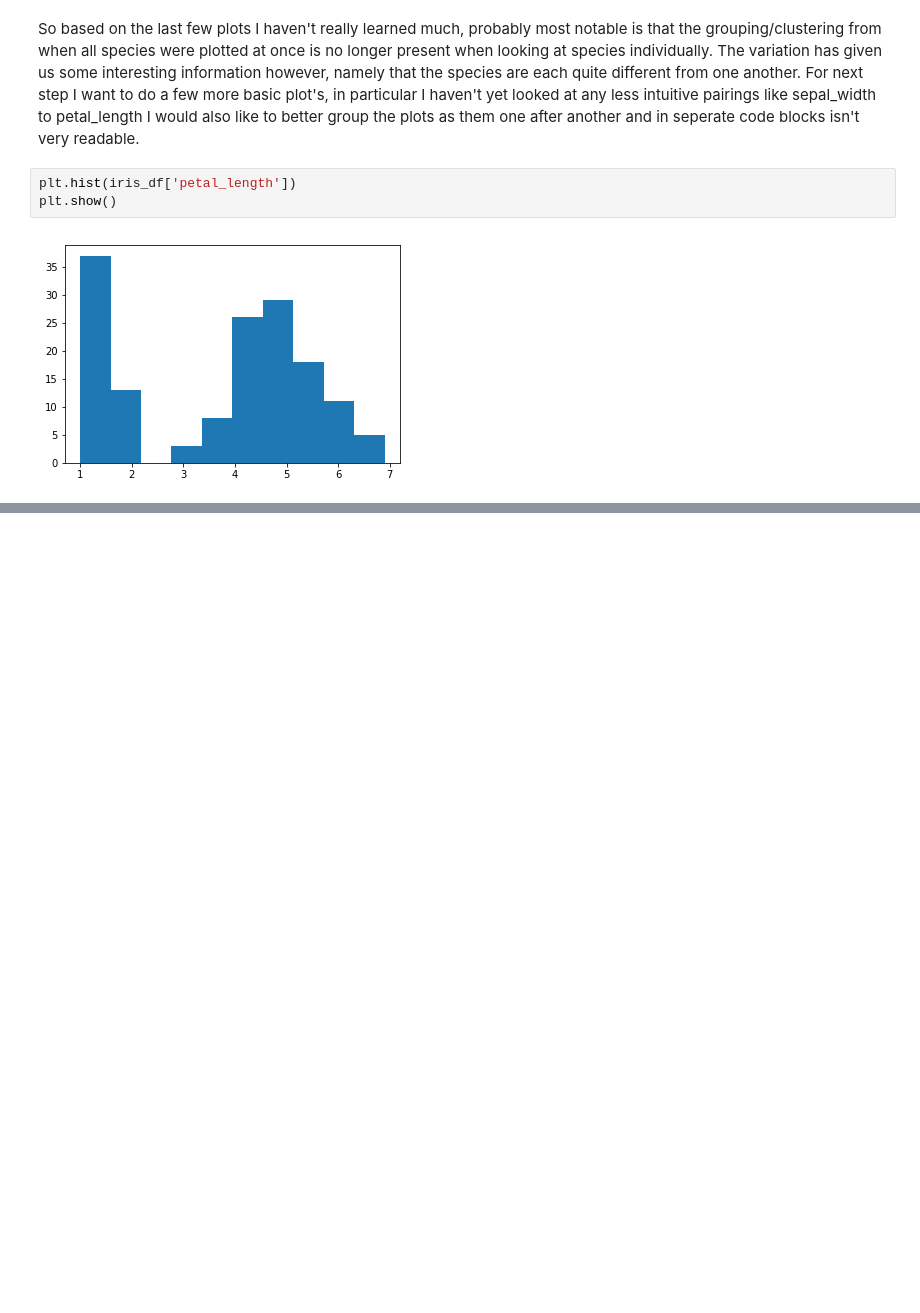
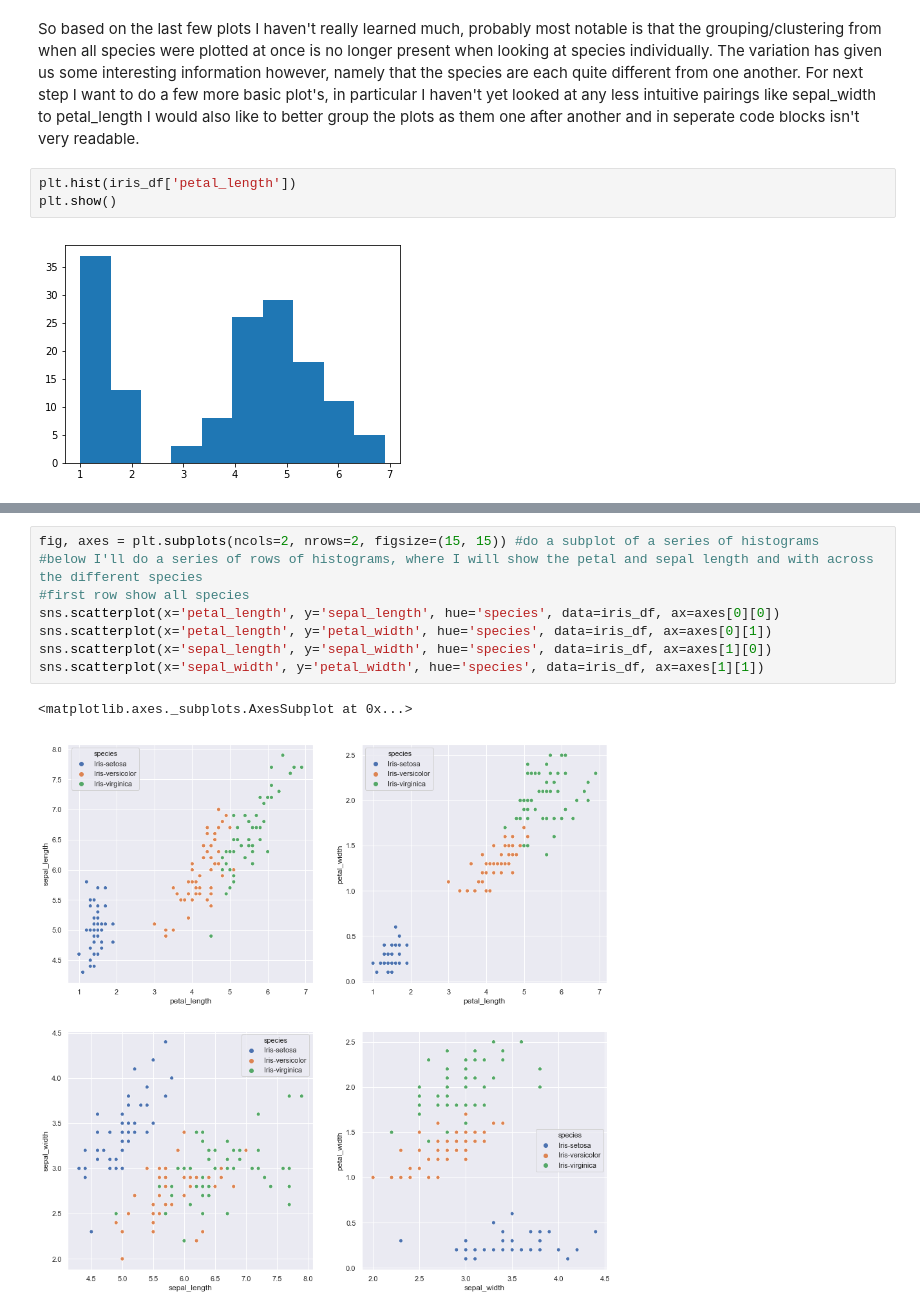
Before and after one commit to itskeithstudent/pands-project-iris-2020, a Jupyter notebook: Jupyter Analysis/iris_prelim_analysis.ipynb, the cells around one changed output, grey strips where cells are left out. Saved outputs shown, nothing was run; the diff lists cells and outputs as text; blank space fills up the shorter version.

```diff
--- a/Jupyter Analysis/iris_prelim_analysis.ipynb
+++ b/Jupyter Analysis/iris_prelim_analysis.ipynb
@@ -570,0 +579,11 @@ Text(0.5, 284.3724137931037, 'Sepal Width')
+# %%
+fig, axes = plt.subplots(ncols=2, nrows=2, figsize=(15, 15)) #do a subplot of a series of histograms
+#below I'll do a series of rows of histograms, where I will show the petal and sepal length and with across the different species
+#first row show all species
+sns.scatterplot(x='petal_length', y='sepal_length', hue='species', data=iris_df, ax=axes[0][0])
+sns.scatterplot(x='petal_length', y='petal_width', hue='species', data=iris_df, ax=axes[0][1])
+sns.scatterplot(x='sepal_length', y='sepal_width', hue='species', data=iris_df, ax=axes[1][0])
+sns.scatterplot(x='sepal_width', y='petal_width', hue='species', data=iris_df, ax=axes[1][1])
+# %% [output]
+<matplotlib.axes._subplots.AxesSubplot at 0x...>
+[figure, added]
```
Also changed, not shown: parts of 10 cells of this notebook, 1 other file.
